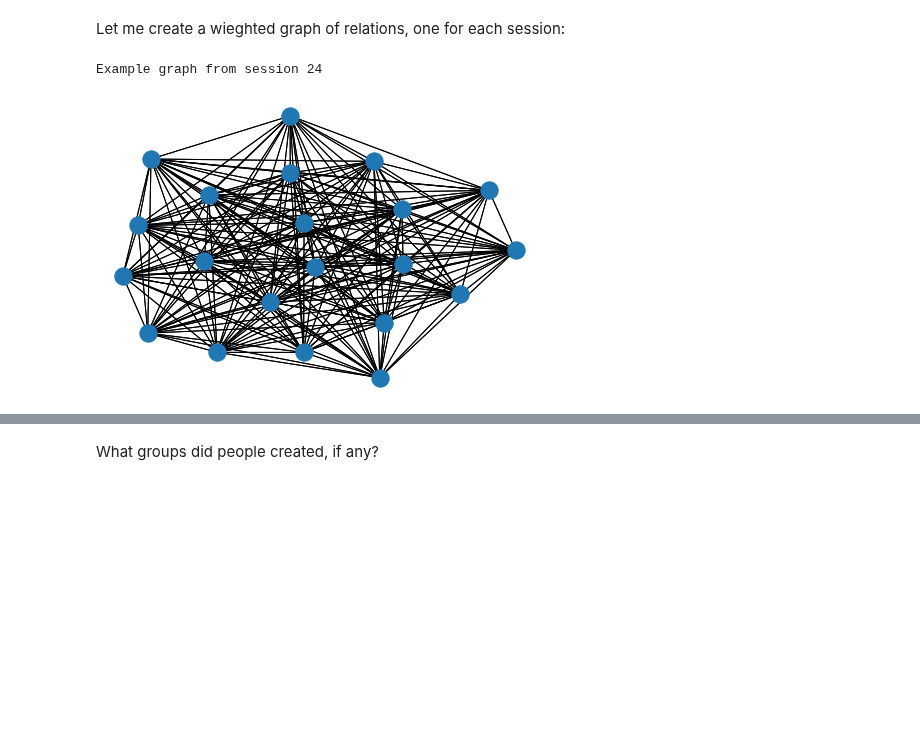
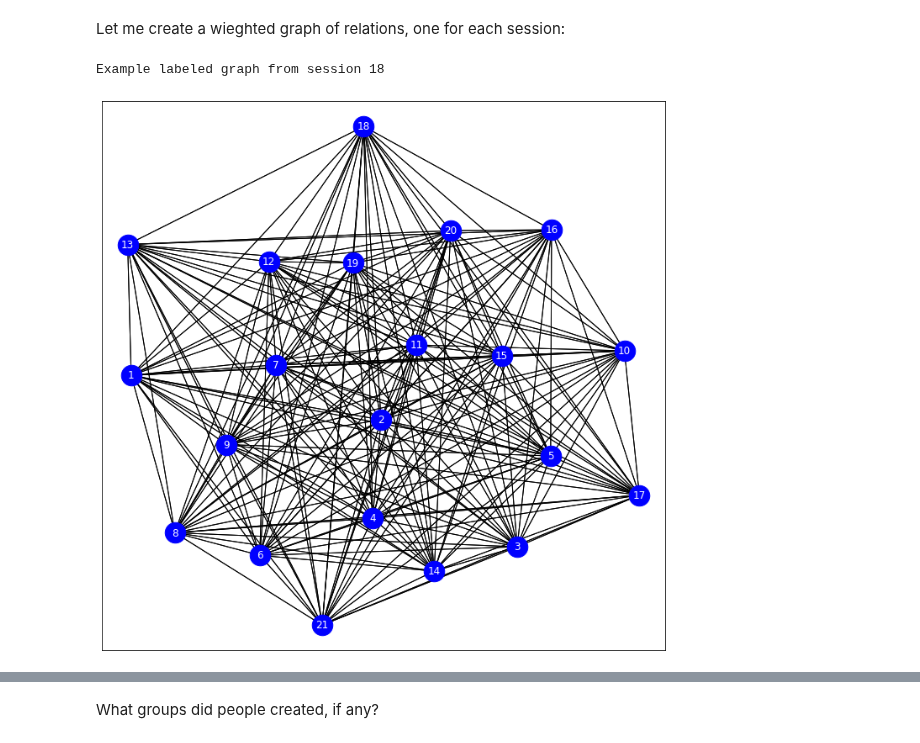
Before and after one commit to marcindahlen/Antarctica_research_2020, a Jupyter notebook: notebook.ipynb, the cells around one changed output, grey strips where cells are left out. Saved outputs shown, nothing was run; the diff lists cells and outputs as text; code cells hidden in the pictures; blank space fills up the shorter version.

Commit message:
bigger, labeled example graphs

```diff
--- a/notebook.ipynb
+++ b/notebook.ipynb
@@ -302,10 +302,11 @@ for n, session_graph in session_graphs.items():
                         session_graph.add_edge(man, other, weight=the_weight)
 # %%
 rand_session_1 = int(numpy.random.rand() * 26) + 1
-print("Example graph from session " + str(rand_session_1))
-networkx.draw(session_graphs[rand_session_1])
+print("Example labeled graph from session " + str(rand_session_1))
+matplotlib.pyplot.figure(figsize=(12,12))
+networkx.draw_networkx(session_graphs[rand_session_1], node_color='#0000ff', font_color='#ffffff', node_size=600)
 # %% [output]
-Example graph from session 24
+Example labeled graph from session 18
-[figure, old version]
+[figure, new version]
 # %%
 rand_session_2 = int(numpy.random.rand() * 26) + 1
```
Also changed, not shown: parts of 1 cell of this notebook.
